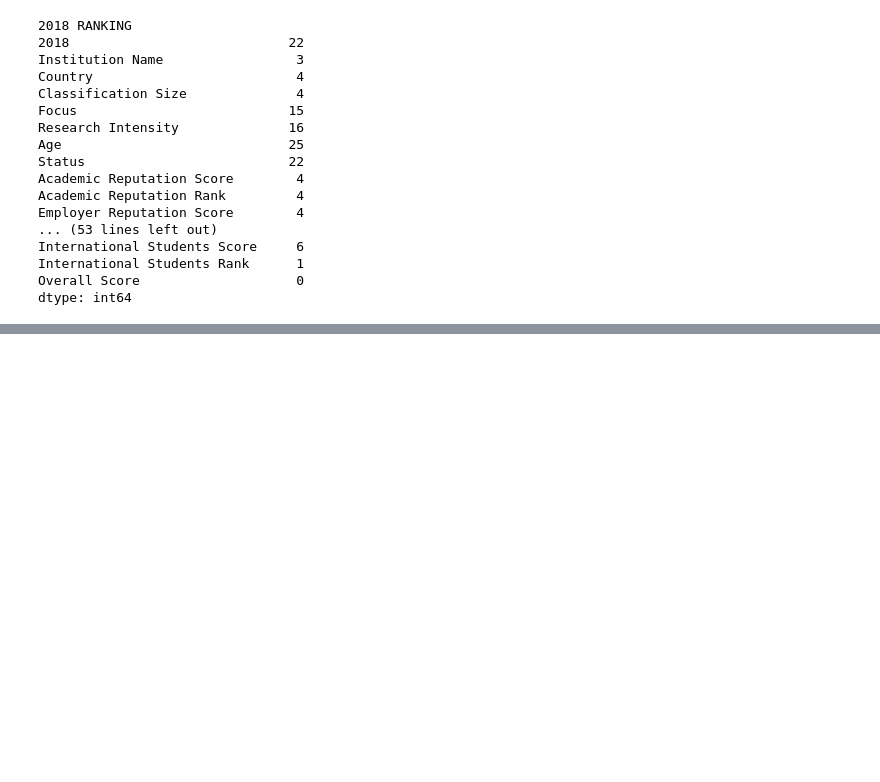
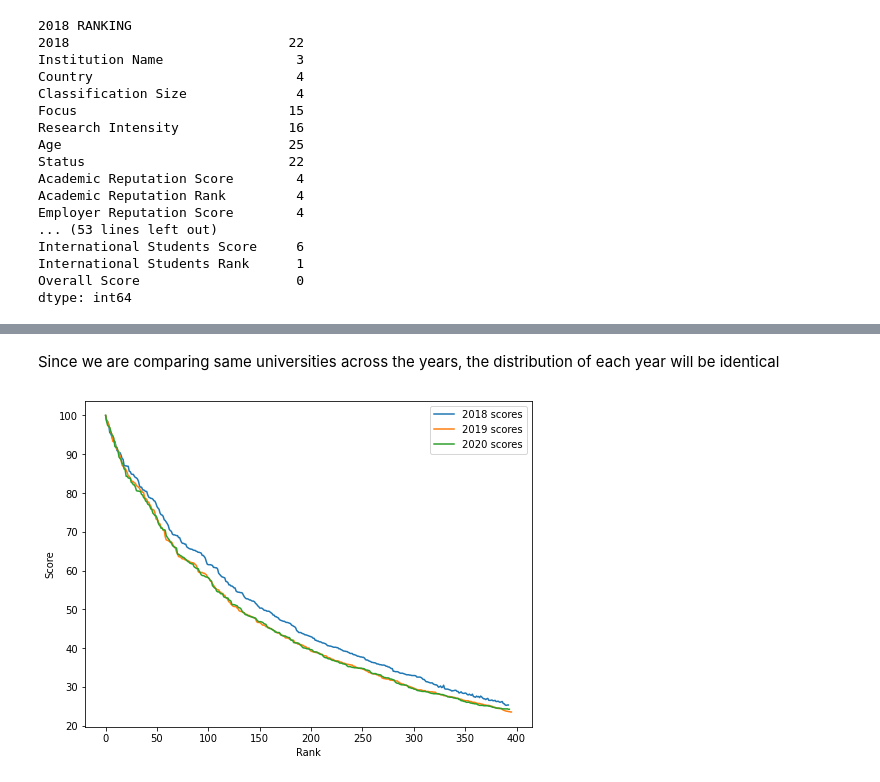
Before and after one commit to kalp121212/DS203_Project, a Jupyter notebook: QS.ipynb, the cells around one changed output, grey strips where cells are left out. Drawn from its saved outputs; the diff is of its cells as text; code cells hidden in the pictures; blank space fills up the shorter version.

```diff
--- a/QS.ipynb
+++ b/QS.ipynb
@@ -103,0 +159,28 @@ data_2018
+# %% [markdown]
+Since we are comparing same universities across the years, the distribution of each year will be identical
+# %%
+scores_2018=[]
+scores_2019=[]
+scores_2020=[]
+for i in range(len(data_2018)):
+    if data_2018['Overall Score'].iloc[i] != '-':
+        scores_2018.append(float(data_2018['Overall Score'].iloc[i]))
+
+for i in range(len(data_2019)):
+    if data_2019['Overall Score'].iloc[i] != '-' and '-' not in data_2019['Overall Score'].iloc[i]:
+        scores_2019.append(float(data_2019['Overall Score'].iloc[i]))
+
+for i in range(len(data_2020)):
+    if data_2020['Overall Score'].iloc[i] != '-' and '-' not in data_2020['Overall Score'].iloc[i]:
+        scores_2020.append(float(data_2020['Overall Score'].iloc[i]))
+
+plt.figure(figsize=(8, 6))
+plt.plot(scores_2018,label="2018 scores")
+plt.plot(scores_2019,label="2019 scores")
+plt.plot(scores_2020,label="2020 scores")
+plt.xlabel("Rank")
+plt.ylabel("Score")
+plt.legend()
+plt.show()
+# %% [output]
+[figure, added]
```
Also changed, not shown: parts of 7 cells of this notebook.
